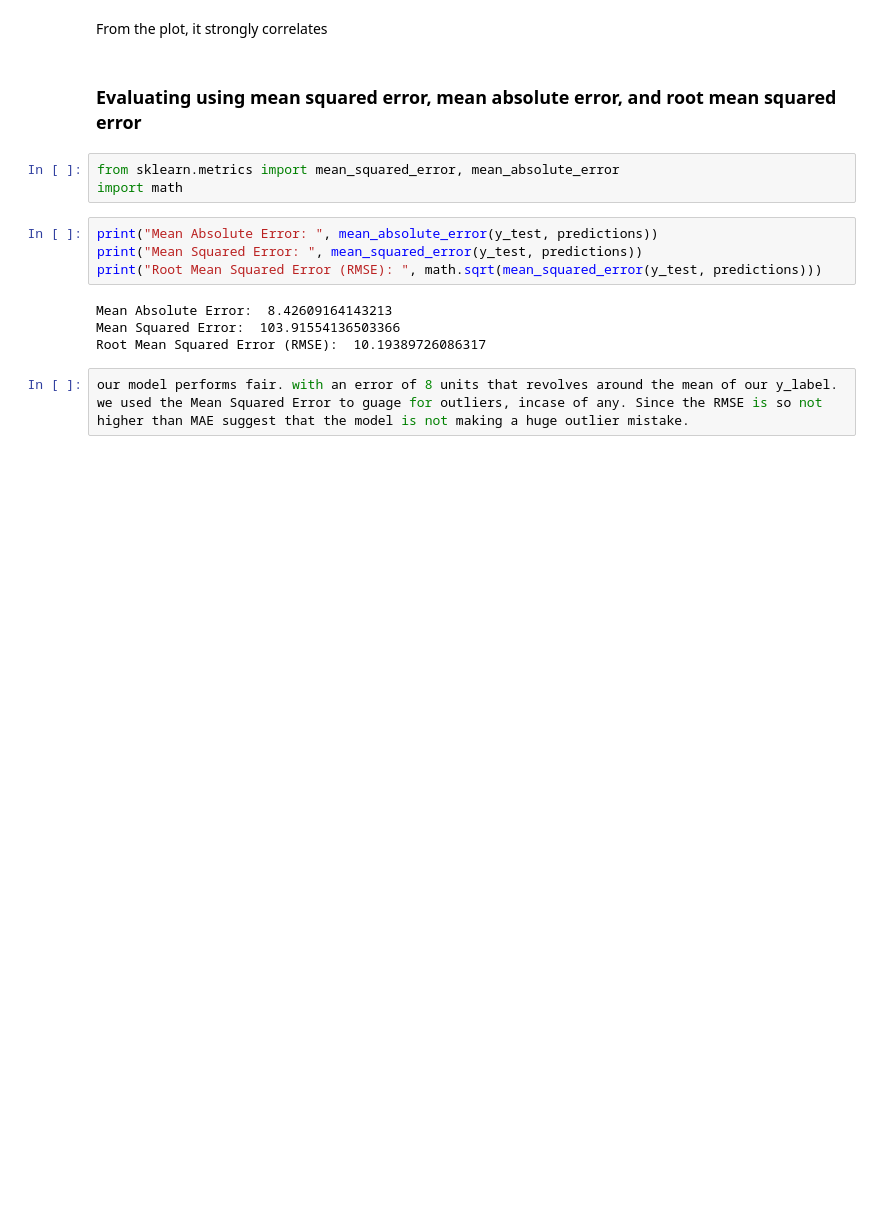
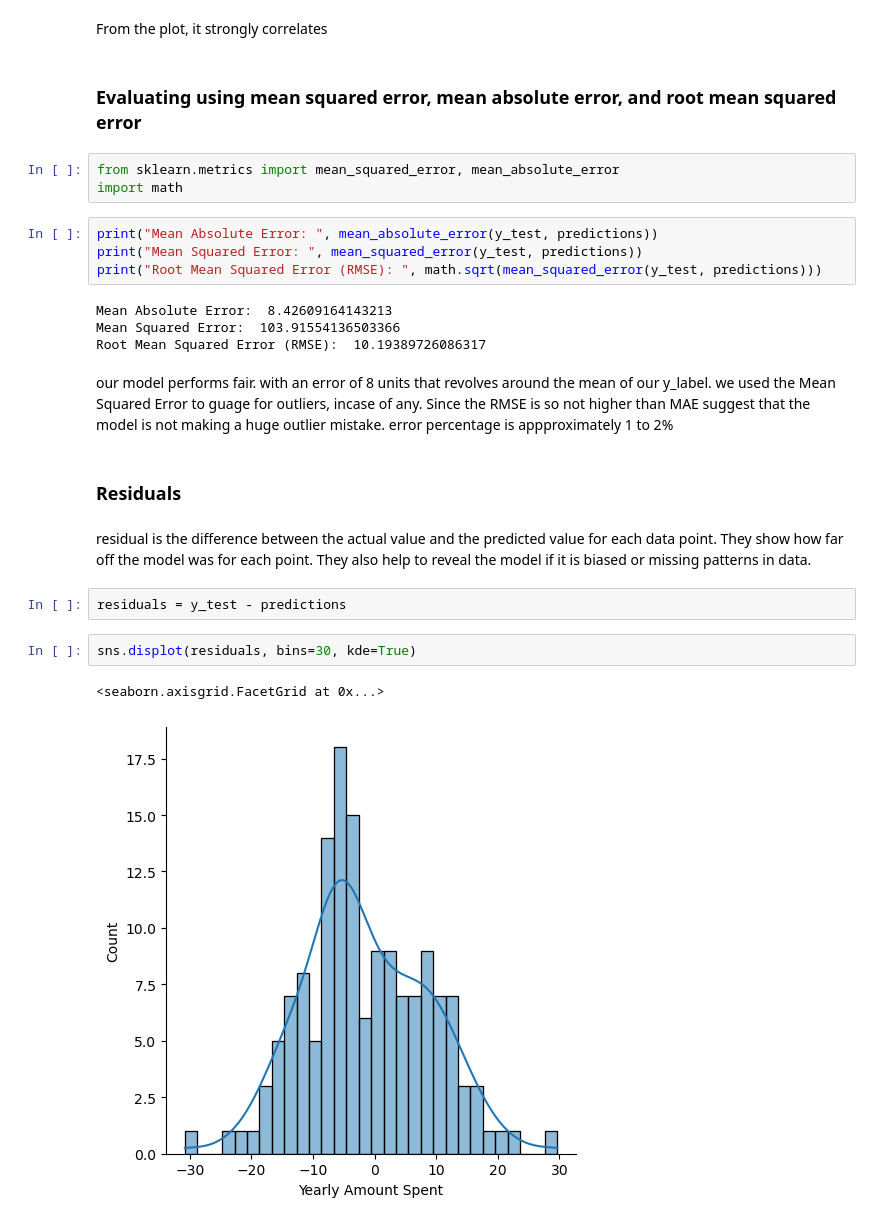
Before and after one commit to Omagbs/machine-learning-labs, a Jupyter notebook: Project Customer Channel Prediction/notebook.ipynb, the cells around one changed output. Saved outputs shown, nothing was run; the diff lists cells and outputs as text; blank space fills up the shorter version.

Commit message:
Implement residuals and probability plot

```diff
--- a/Project Customer Channel Prediction/notebook.ipynb
+++ b/Project Customer Channel Prediction/notebook.ipynb
@@ -190,5 +190,16 @@ print("Root Mean Squared Error (RMSE): ", math.sqrt(mean_squared_error(y_test, p
 Mean Absolute Error:  8.42609164143213
 Mean Squared Error:  103.91554136503366
 Root Mean Squared Error (RMSE):  10.19389726086317
-# %%
-our model performs fair. with an error of 8 units that revolves around the mean of our y_label. we used the Mean Squared Error to guage for outliers, incase of any. Since the RMSE is so not higher than MAE suggest that the model is not making a huge outlier mistake.
+# %% [markdown]
+our model performs fair. with an error of 8 units that revolves around the mean of our y_label. we used the Mean Squared Error to guage for outliers, incase of any. Since the RMSE is so not higher than MAE suggest that the model is not making a huge outlier mistake. error percentage is appproximately 1 to 2%
+# %% [markdown]
+### Residuals
+# %% [markdown]
+residual is the difference between the actual value and the predicted value for each data point. They show how far off the model was for each point. They also help to reveal the model if it is biased or missing patterns in data.
+# %%
+residuals = y_test - predictions
+# %%
+sns.displot(residuals, bins=30, kde=True)
+# %% [output]
+<seaborn.axisgrid.FacetGrid at 0x...>
+[figure, added]
```
Also changed, not shown: parts of 2 cells of this notebook.
